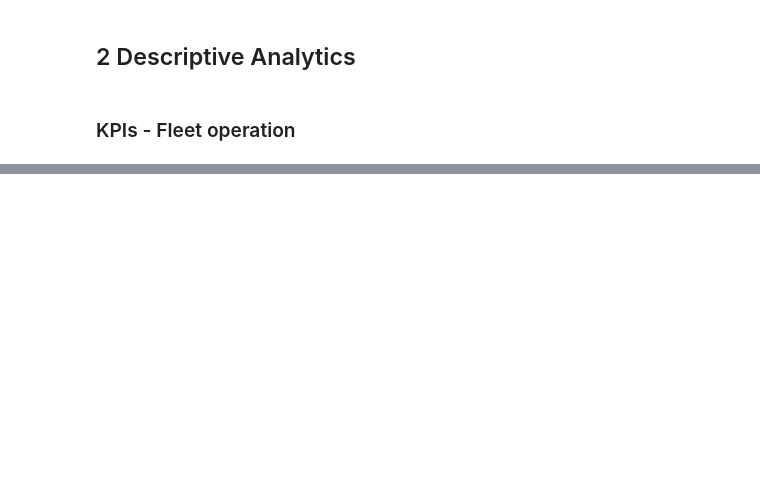
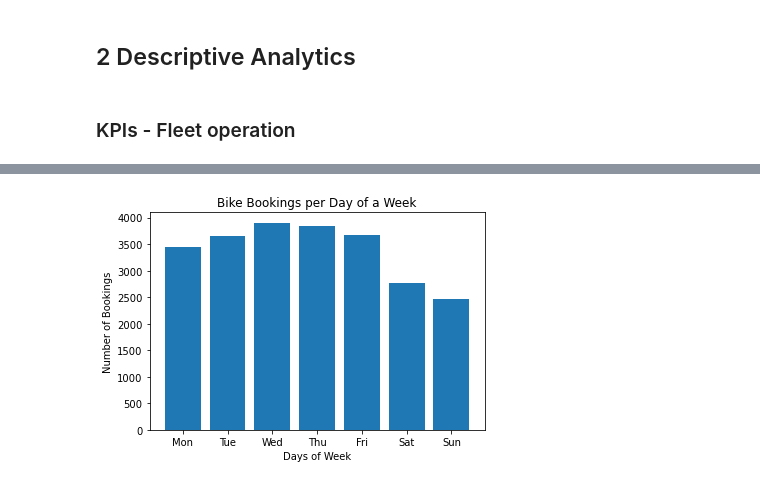
Before and after one commit to MoritzWagner13/Machine-Learning, a Jupyter notebook: Code.ipynb, the cells around one changed output, grey strips where cells are left out. Drawn from its saved outputs; the diff is of its cells as text; code cells hidden in the pictures; blank space fills up the shorter version.

```diff
--- a/Code.ipynb
+++ b/Code.ipynb
@@ -420,0 +443,17 @@ bike.groupby(bike["start_time"].rename('Date').dt.date).size().plot.bar()
+# %%
+#Count bookings per start_time for each day of a week
+#Devide by 52 to get an average value for a week
+bike_day_of_a_week = []
+for i in range(0,7):
+    bike_day_of_a_week.append([i,bike['start_time'].loc[(bike['start_time'].dt.dayofweek) == i].count()/52])
+bike_day_of_a_week = pd.DataFrame(bike_day_of_a_week)
+
+#Plotting
+days_of_a_week = ['Mon', 'Tue', 'Wed', 'Thu', 'Fri', 'Sat', 'Sun']
+plt.bar(days_of_a_week,bike_day_of_a_week[1])
+plt.title('Bike Bookings per Day of a Week')
+plt.xlabel('Days of Week')
+plt.ylabel('Number of Bookings')
+plt.show()
+# %% [output]
+[figure, added]
```
Also changed, not shown: parts of 13 cells of this notebook.
